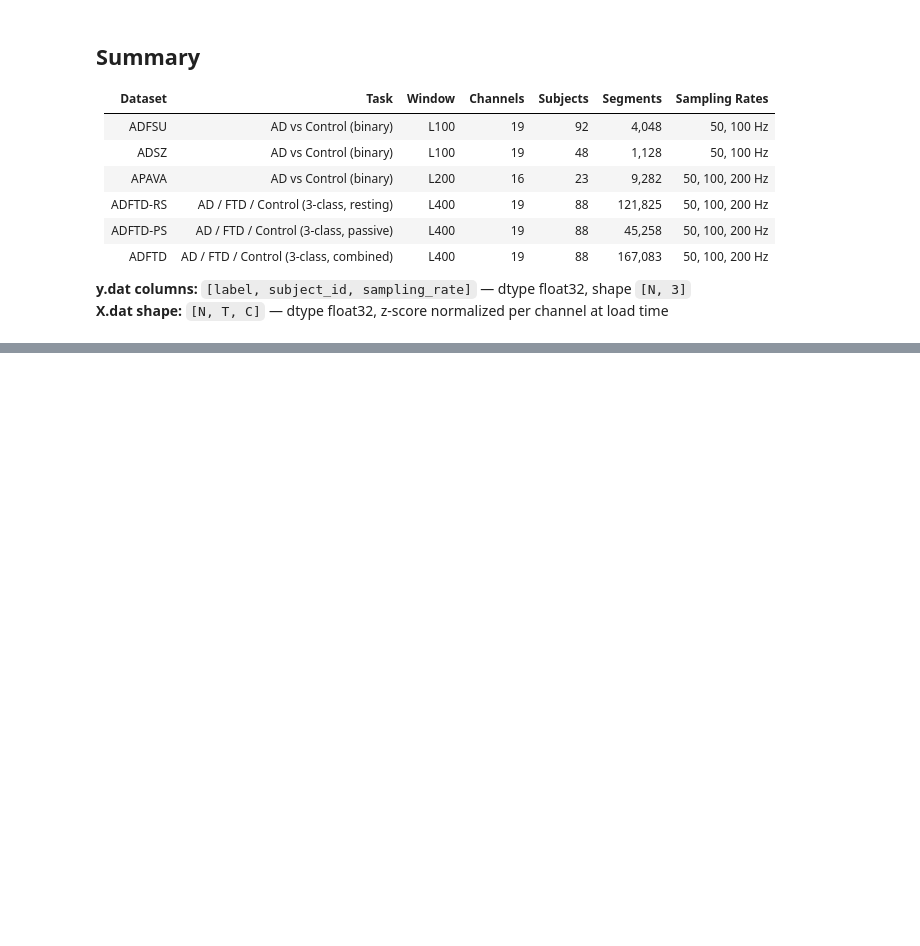
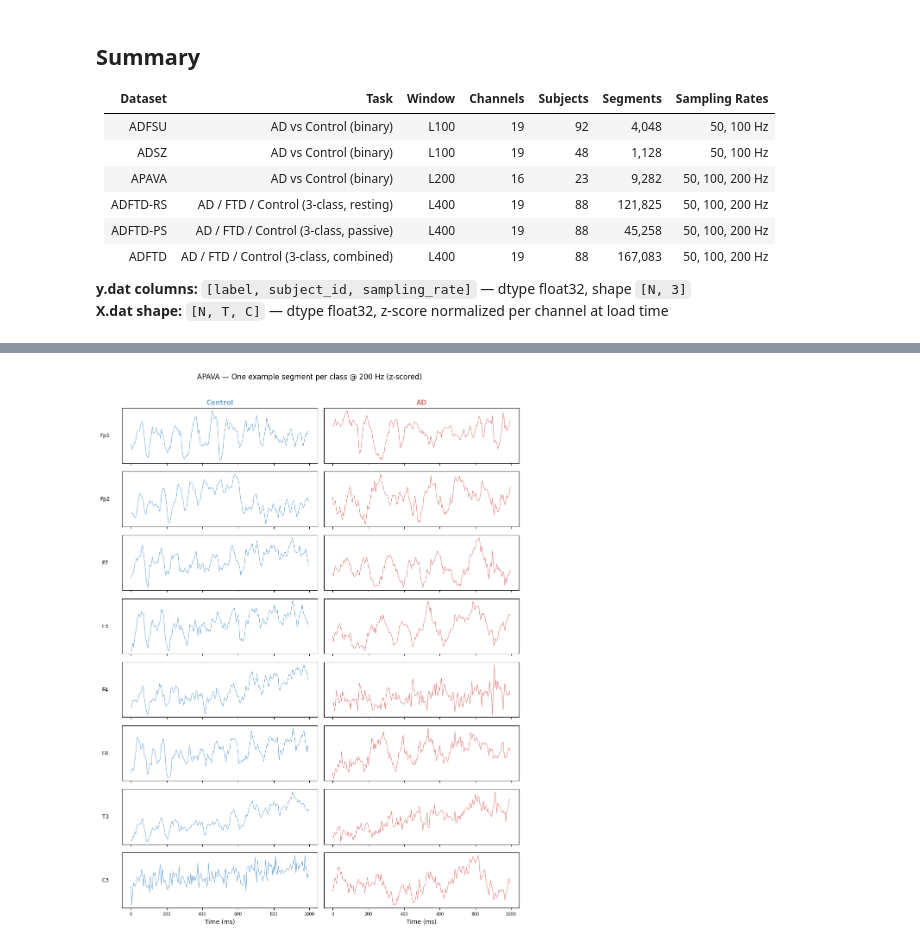
Before and after one commit to michaelburiek/eeg-hackathon, a Jupyter notebook: notebooks/LEAD.ipynb, the cells around one changed output, grey strips where cells are left out. Cells and saved outputs as stored; diff of their text form; code cells hidden in the pictures; blank space fills up the shorter version.

```diff
--- a/notebooks/LEAD.ipynb
+++ b/notebooks/LEAD.ipynb
@@ -20,0 +125,3 @@ LEAD_ROOT = "../data/lead"
+# %%
+mask = y[:, 1] == 1
+y[mask][:, 0]
@@ -315,0 +524,47 @@ plt.show()
+# %%
+# APAVA channel names (16-channel subset of 10-20 system)
+APAVA_CH_NAMES = ["Fp1","Fp2","F7","F3","F4","F8",
+                  "T3","C3","C4","T4",
+                  "T5","P3","P4","T6",
+                  "O1","O2"]
+
+lmap_bin = {0: "Control", 1: "AD"}
+palette_bin = {0: "#6FA8D6", 1: "#E07B7B"}
+N_SHOW_CH = 8
+
+# Use 200 Hz segments for clean time axis
+mask_200 = y_apava[:, 2] == 200.0
+y_200 = y_apava[mask_200]
+idx_200 = np.where(mask_200)[0]
+unique_labels = sorted(np.unique(y_200[:, 0]).astype(int).tolist())
+time_ms = np.arange(T) / 200 * 1000  # ms at 200 Hz
+
+fig, axes = plt.subplots(N_SHOW_CH, len(unique_labels),
+                          figsize=(5 * len(unique_labels), 1.6 * N_SHOW_CH),
+                          sharex=True)
+
+for col, label in enumerate(unique_labels):
+    local_idx = np.where(y_200[:, 0] == label)[0][0]
+    global_idx = idx_200[local_idx]
+    segment = X_apava[global_idx]  # (T, C)
+    mu = segment.mean(axis=0, keepdims=True)
+    sd = segment.std(axis=0, keepdims=True) + 1e-8
+    segment_z = (segment - mu) / sd
+
+    for row in range(N_SHOW_CH):
+        ax = axes[row, col]
+        ax.plot(time_ms, segment_z[:, row], linewidth=0.75, color=palette_bin[label])
+        if col == 0:
+            ax.set_ylabel(APAVA_CH_NAMES[row], fontsize=9, rotation=0, labelpad=28, va="center")
+        if row == 0:
+            ax.set_title(lmap_bin[label], fontsize=11, fontweight="bold", color=palette_bin[label])
+        if row == N_SHOW_CH - 1:
+            ax.set_xlabel("Time (ms)")
+        ax.tick_params(labelsize=7)
+        ax.set_yticks([])
+
+plt.suptitle("APAVA — One example segment per class @ 200 Hz (z-scored)", fontsize=12, y=1.01)
+plt.tight_layout()
+plt.show()
+# %% [output]
+[figure, added]
```
Also changed, not shown: parts of 19 cells of this notebook, 7 other files.
